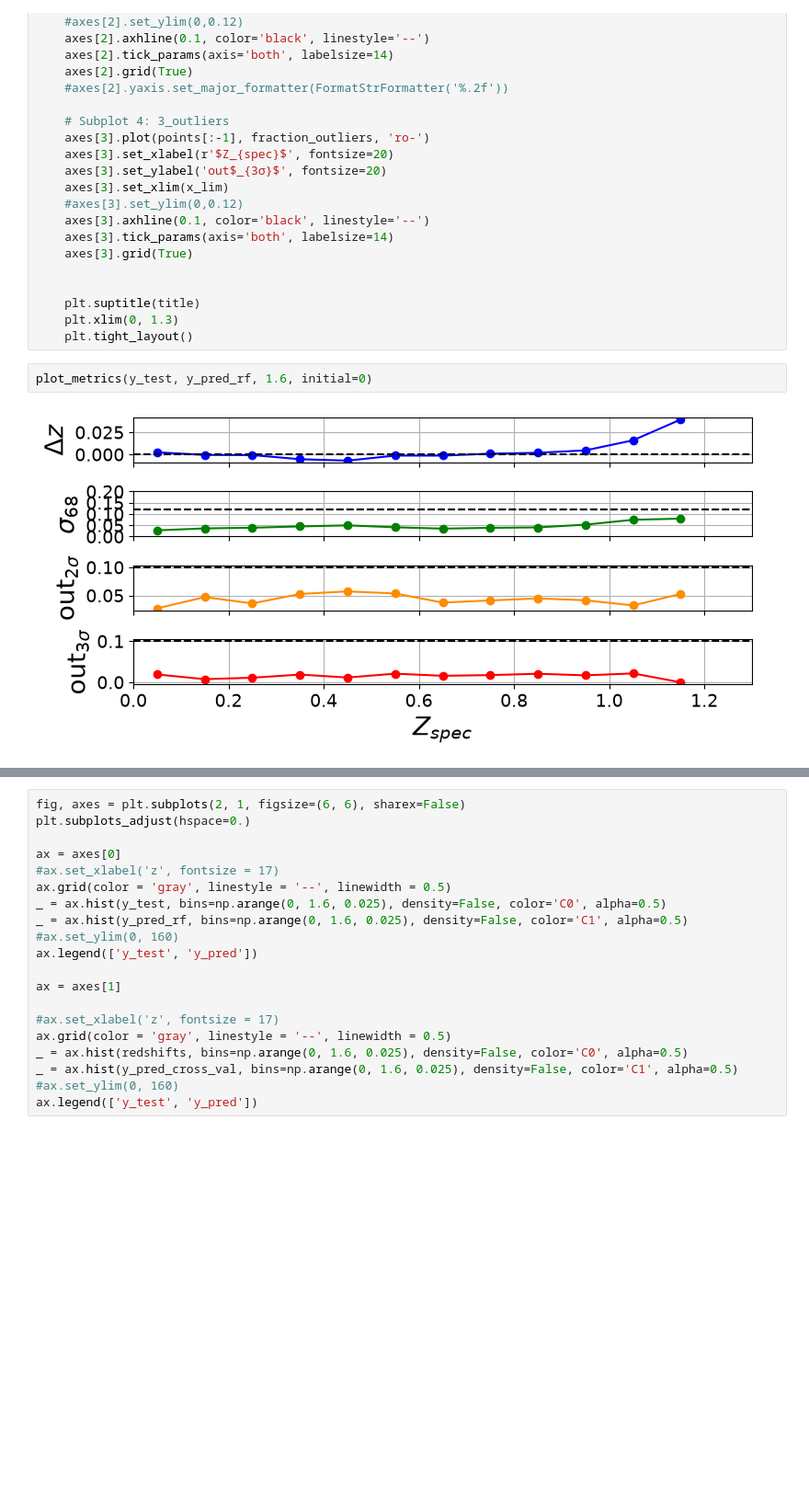
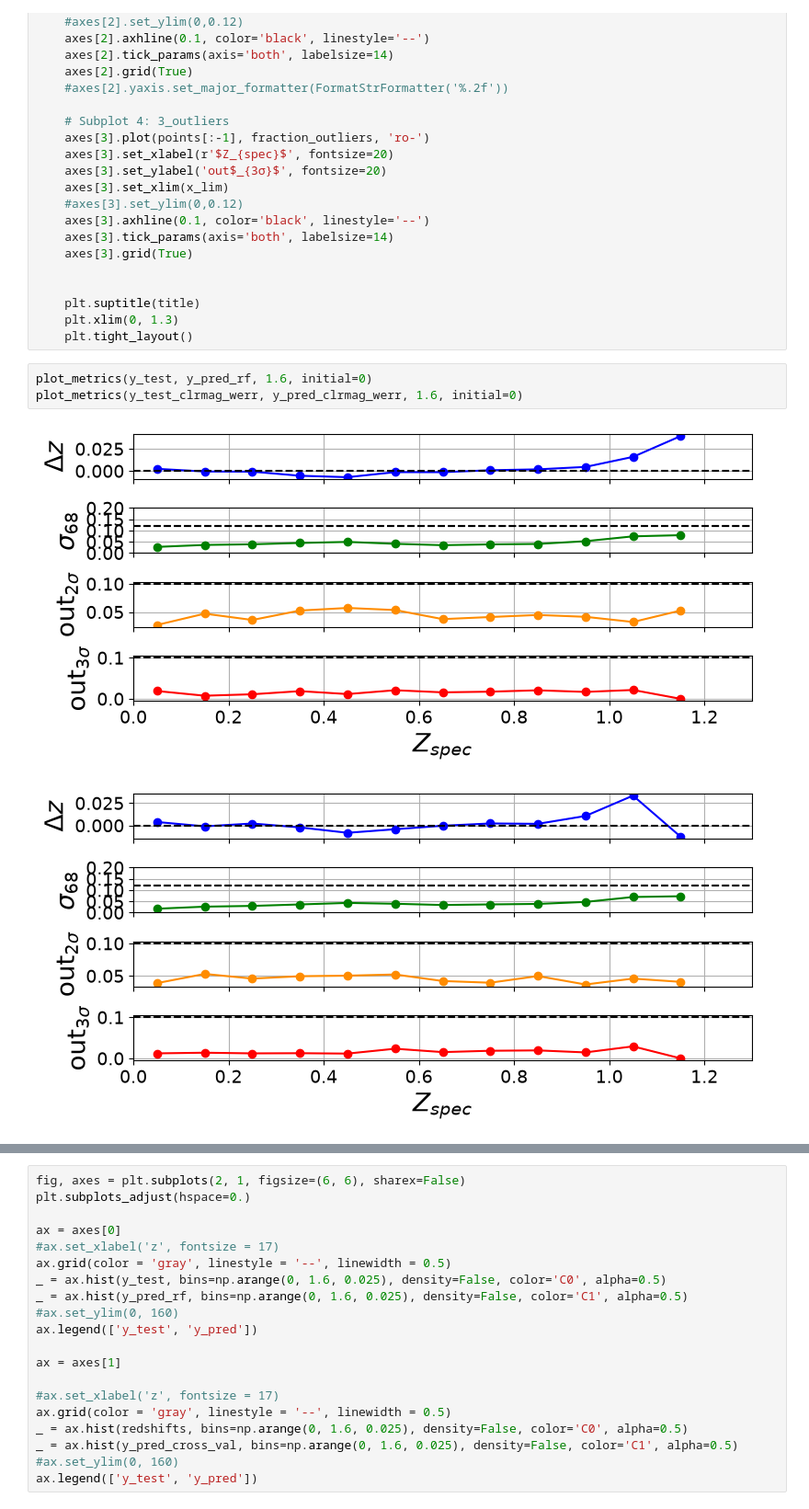
Before and after one commit to isasmatos/IA_school_CBPF_2026, a Jupyter notebook: notebooks/Aula-2/Aula-2b_PZ_est+metrics.ipynb, the cells around one changed output, grey strips where cells are left out. Shown at 92% size. Drawn from its saved outputs; the diff is of its cells as text; blank space fills up the shorter version.

Commit message:
Added new improvements to the plots generated with Claude's help.

```diff
--- a/notebooks/Aula-2/Aula-2b_PZ_est+metrics.ipynb
+++ b/notebooks/Aula-2/Aula-2b_PZ_est+metrics.ipynb
@@ -728,8 +728,10 @@ def plot_metrics(zspec,
     plt.tight_layout()
 # %%
 plot_metrics(y_test, y_pred_rf, 1.6, initial=0)
+plot_metrics(y_test_clrmag_werr, y_pred_clrmag_werr, 1.6, initial=0)
 # %% [output]
 [figure]
+[figure, added]
 # %%
 plot_metrics(redshifts, y_pred_cross_val, 1.6, initial=0)
 # %% [output]
```
Also changed, not shown: parts of 7 cells of this notebook.
